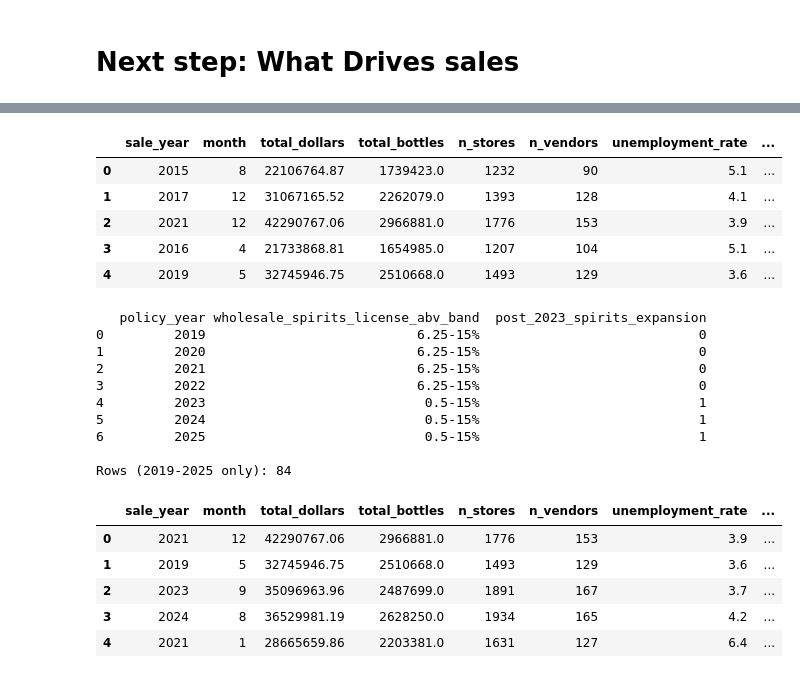
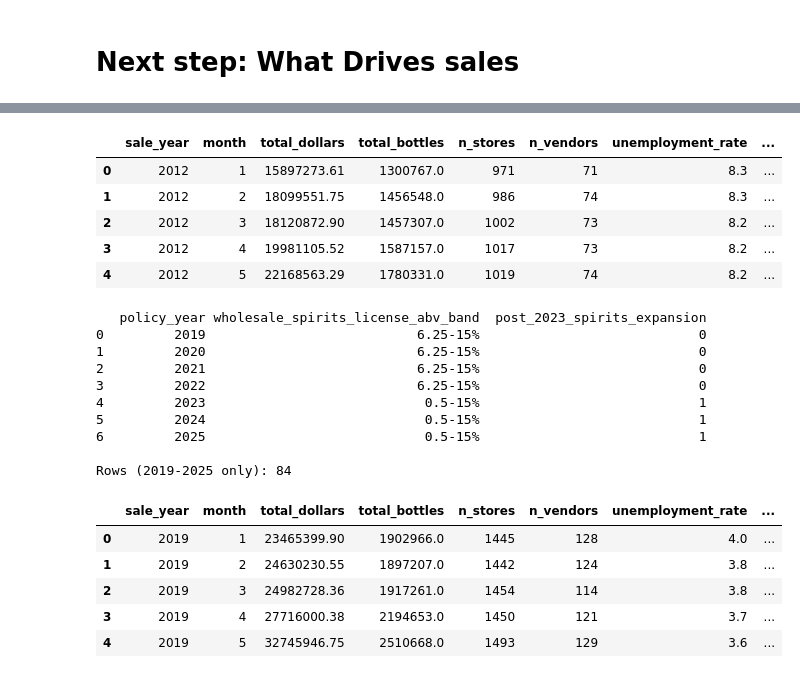
Before and after one commit to Madlenate/Iowa_Alcohol_sales_prediciton, a Jupyter notebook: Project_1_analysis.ipynb, the cells around one changed output, grey strips where cells are left out. Drawn from its saved outputs; the diff is of its cells as text; code cells hidden in the pictures.

```diff
--- a/Project_1_analysis.ipynb
+++ b/Project_1_analysis.ipynb
@@ -843,38 +837,39 @@ main_df = q("""
 
 unemployment_df = q("""
     SELECT obs_year AS sale_year, obs_month AS month, unemployment_rate
     FROM unemployment
 """)
 
 homeless_df = q("SELECT * FROM homelessness")
 
 population_df = q("""
     SELECT pop_year AS sale_year, SUM(population) AS population
     FROM county_population
     GROUP BY 1
 """)
 
 statewide_full = main_df.merge(unemployment_df, on=["sale_year", "month"])
 statewide_full = statewide_full.merge(
     homeless_df[["pit_year", "overall_homeless", "overall_chronically_homeless", "unsheltered_homeless"]].rename(columns={"pit_year": "sale_year"}),
     on="sale_year", how="left"
 )
 statewide_full = statewide_full.merge(population_df, on="sale_year", how="left")
+statewide_full = statewide_full.sort_values(["sale_year", "month"]).reset_index(drop=True)  # fix: SQL GROUP BY doesn't guarantee row order, which broke the rolling-window residual calc downstream
 
 statewide_full["avg_price_per_bottle"] = statewide_full["total_dollars"] / statewide_full["total_bottles"]
 statewide_full["stores_per_10k_capita"] = statewide_full["n_stores"] / statewide_full["population"] * 10_000
 statewide_full["time_index"] = (statewide_full["sale_year"] - statewide_full["sale_year"].min()) * 12 + statewide_full["month"]
 statewide_full["log_dollars"] = np.log1p(statewide_full["total_dollars"])
 sf_month_dummies = pd.get_dummies(statewide_full["month"], prefix="month", drop_first=True)
 
 statewide_full.head()
 # %% [output]
 |  | sale_year | month | total_dollars | total_bottles | n_stores | n_vendors | unemployment_rate | ... |
-| 0 | 2015 | 8 | 22106764.87 | 1739423.0 | 1232 | 90 | 5.1 | ... |
-| 1 | 2017 | 12 | 31067165.52 | 2262079.0 | 1393 | 128 | 4.1 | ... |
-| 2 | 2021 | 12 | 42290767.06 | 2966881.0 | 1776 | 153 | 3.9 | ... |
-| 3 | 2016 | 4 | 21733868.81 | 1654985.0 | 1207 | 104 | 5.1 | ... |
-| 4 | 2019 | 5 | 32745946.75 | 2510668.0 | 1493 | 129 | 3.6 | ... |
+| 0 | 2012 | 1 | 15897273.61 | 1300767.0 | 971 | 71 | 8.3 | ... |
+| 1 | 2012 | 2 | 18099551.75 | 1456548.0 | 986 | 74 | 8.3 | ... |
+| 2 | 2012 | 3 | 18120872.90 | 1457307.0 | 1002 | 73 | 8.2 | ... |
+| 3 | 2012 | 4 | 19981105.52 | 1587157.0 | 1017 | 73 | 8.2 | ... |
+| 4 | 2012 | 5 | 22168563.29 | 1780331.0 | 1019 | 74 | 8.2 | ... |
 # %%
 policy_df = q("SELECT * FROM alcohol_policy WHERE wholesale_spirits_system = 'Mixed/Overlapping'")
 print(policy_df[["policy_year", "wholesale_spirits_license_abv_band", "post_2023_spirits_expansion"]])
@@ -903,8 +898,8 @@ statewide_policy.head()
 
 Rows (2019-2025 only): 84
 |  | sale_year | month | total_dollars | total_bottles | n_stores | n_vendors | unemployment_rate | ... |
-| 0 | 2021 | 12 | 42290767.06 | 2966881.0 | 1776 | 153 | 3.9 | ... |
-| 1 | 2019 | 5 | 32745946.75 | 2510668.0 | 1493 | 129 | 3.6 | ... |
-| 2 | 2023 | 9 | 35096963.96 | 2487699.0 | 1891 | 167 | 3.7 | ... |
-| 3 | 2024 | 8 | 36529981.19 | 2628250.0 | 1934 | 165 | 4.2 | ... |
-| 4 | 2021 | 1 | 28665659.86 | 2203381.0 | 1631 | 127 | 6.4 | ... |
+| 0 | 2019 | 1 | 23465399.90 | 1902966.0 | 1445 | 128 | 4.0 | ... |
+| 1 | 2019 | 2 | 24630230.55 | 1897207.0 | 1442 | 124 | 3.8 | ... |
+| 2 | 2019 | 3 | 24982728.36 | 1917261.0 | 1454 | 114 | 3.8 | ... |
+| 3 | 2019 | 4 | 27716000.38 | 2194653.0 | 1450 | 121 | 3.7 | ... |
+| 4 | 2019 | 5 | 32745946.75 | 2510668.0 | 1493 | 129 | 3.6 | ... |
```
Also changed, not shown: parts of 14 cells of this notebook.
